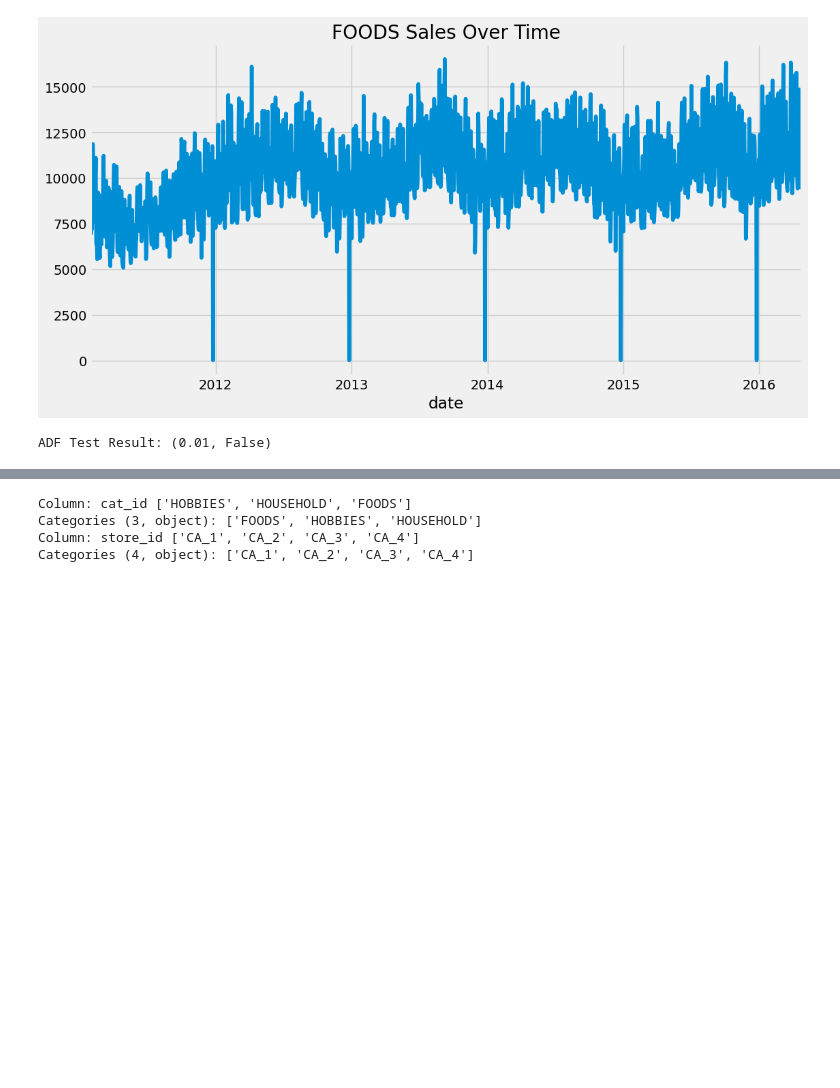
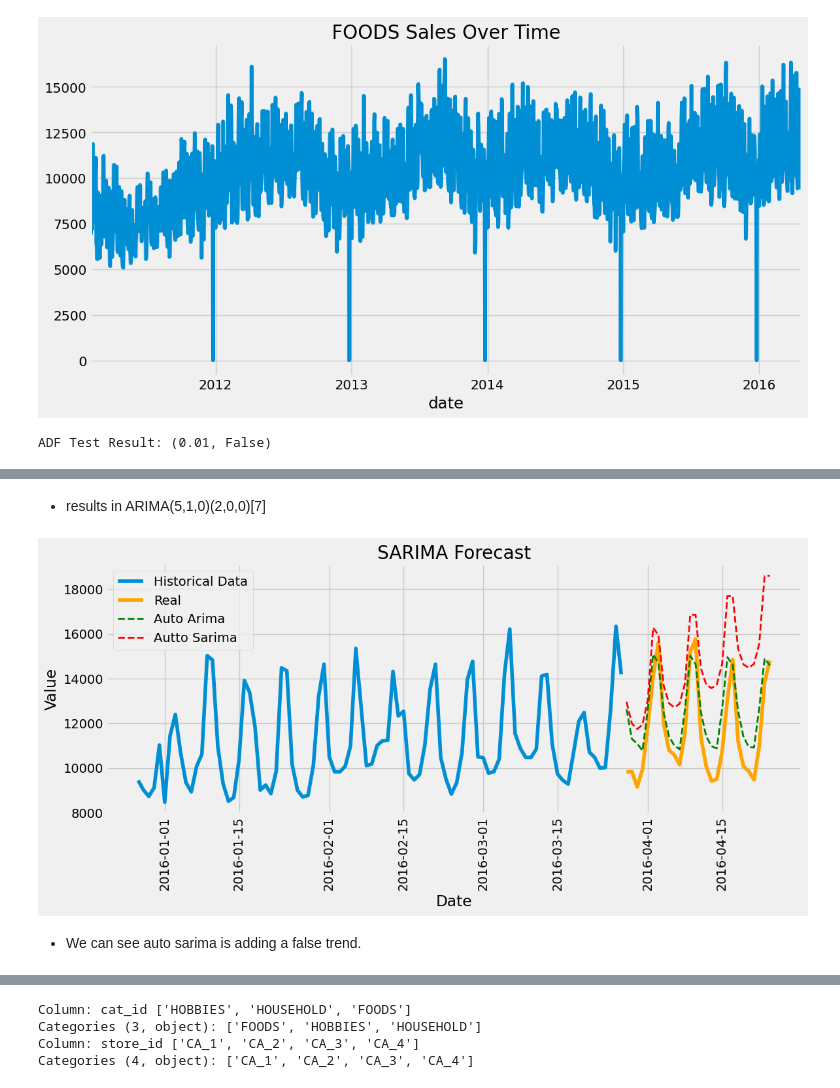
Before and after one commit to Juandv10/M5Forecasting, a Jupyter notebook: M5Forecasting.ipynb, the cells around one changed output, grey strips where cells are left out. Saved outputs shown, nothing was run; the diff lists cells and outputs as text; code cells hidden in the pictures; blank space fills up the shorter version.

```diff
--- a/M5Forecasting.ipynb
+++ b/M5Forecasting.ipynb
@@ -277,0 +241,6 @@ plt.show()
+# %%
+model_auto_s = auto_arima(ts[:-28],
+                        seasonal=True,
+                        m=7,  # frequency of seasonality (weekly in this case)
+                        trace=True,
+                        suppress_warnings=True)
@@ -277,0 +265,37 @@ plt.show()
+# %% [markdown]
+* results in  ARIMA(5,1,0)(2,0,0)[7]
+# %%
+# We left last 28 days for testing, so we will fit the model on the rest of the data
+# we use recomendded order from auto_arima
+# we will use forced arima model stational 7
+
+forecast_arima = model_auto.predict(n_periods=28)
+forecast_sarima = model_auto_s.predict(n_periods=28)
+# %%
+# Plotting Results
+
+plt.figure(figsize=(12, 6))
+
+# Historical data
+plt.plot(ts[-120:-28].index, ts[-120:-28].values, label='Historical Data')
+
+# Actual values (last 28 days)
+plt.plot(ts[-28:].index, ts[-28:].values, label='Real', color='orange')
+
+# Forecasted values
+plt.plot(forecast_arima.index, forecast_arima.values, label='Auto Arima', color='green', linestyle='--', linewidth=2)
+plt.plot(forecast_sarima.index, forecast_sarima.values, label='Autto Sarima', color='red', linestyle='--', linewidth=2)
+
+
+# Labels
+plt.title('SARIMA Forecast')
+plt.xlabel('Date')
+plt.ylabel('Value')
+plt.legend(loc='best')
+plt.xticks(rotation=90)
+plt.tight_layout()
+plt.show()
+# %% [output]
+[figure, added]
+# %% [markdown]
+* We can see auto sarima is adding a false trend.
```
Also changed, not shown: parts of 26 cells of this notebook, 2 other files.
